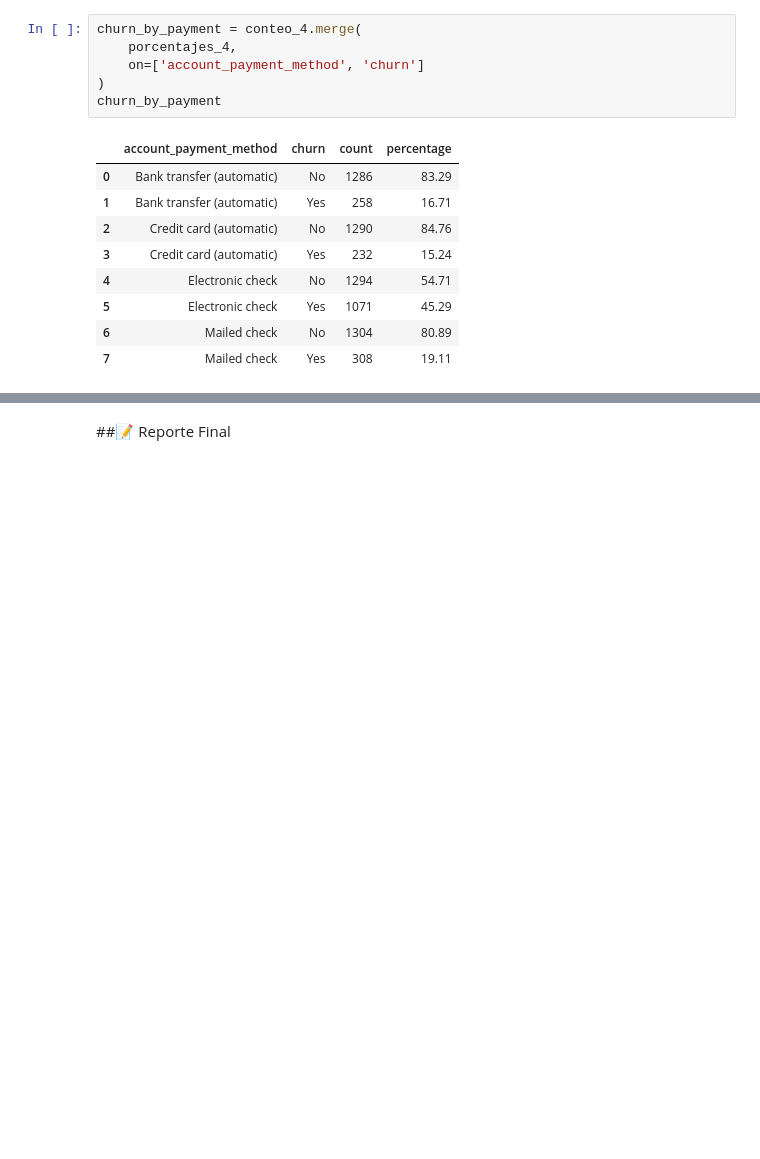
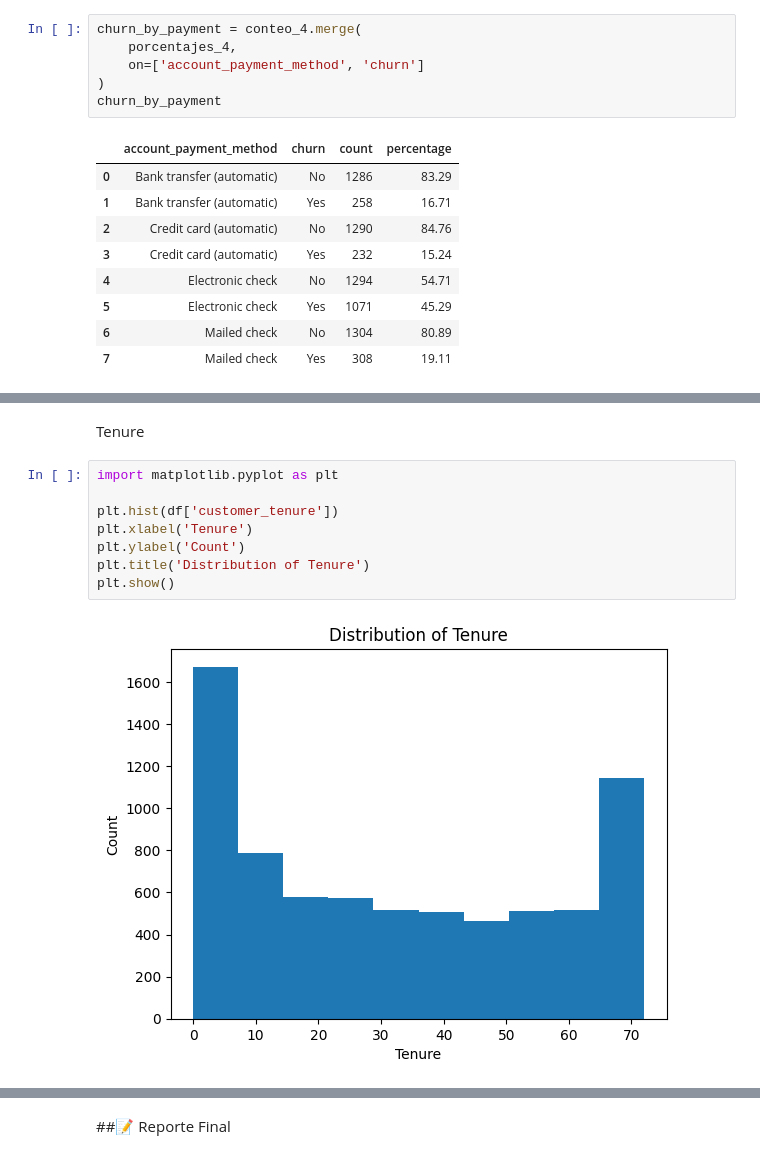
Before and after one commit to RientArlCroud/challenge3-analisis-de-datos, a Jupyter notebook: Challenge_3_Análisis_de_Datos.ipynb, the cells around one changed output, grey strips where cells are left out. Cells and saved outputs as stored; diff of their text form; blank space fills up the shorter version.

```diff
--- a/Challenge_3_Análisis_de_Datos.ipynb
+++ b/Challenge_3_Análisis_de_Datos.ipynb
@@ -701,0 +720,12 @@ churn_by_payment
+# %% [markdown]
+Tenure
+# %%
+import matplotlib.pyplot as plt
+
+plt.hist(df['customer_tenure'])
+plt.xlabel('Tenure')
+plt.ylabel('Count')
+plt.title('Distribution of Tenure')
+plt.show()
+# %% [output]
+[figure, added]
```
Also changed, not shown: parts of 23 cells of this notebook.
